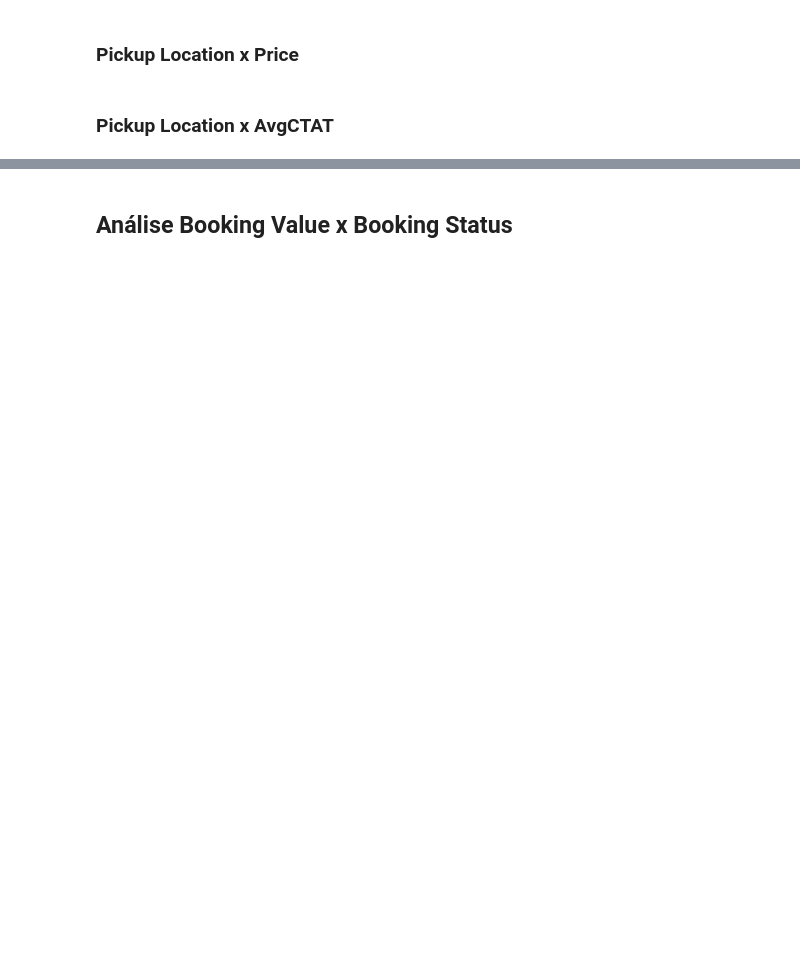
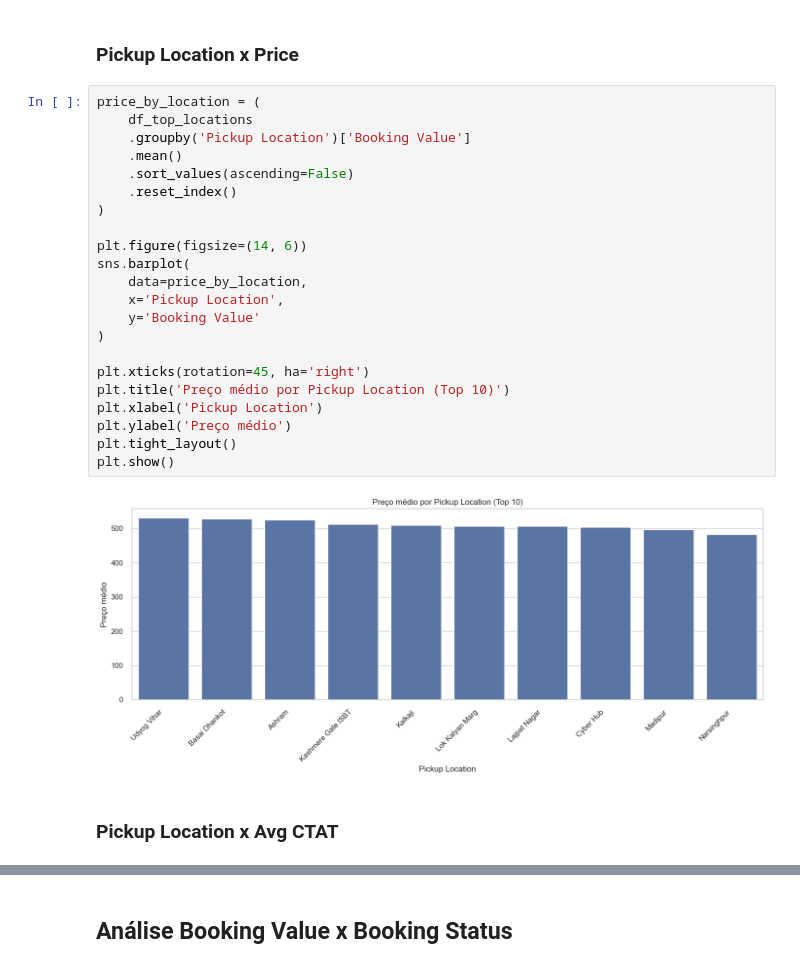
Before and after one commit to guivilela7/Uber-Data-Analytics, a Jupyter notebook: Data Layer/raw/analytics.ipynb, the cells around one changed output, grey strips where cells are left out. Cells and saved outputs as stored; diff of their text form; blank space fills up the shorter version.

```diff
--- a/Data Layer/raw/analytics.ipynb
+++ b/Data Layer/raw/analytics.ipynb
@@ -525,4 +550,28 @@ plt.show()
 # %% [markdown]
 ### Pickup Location x Price
+# %%
+price_by_location = (
+    df_top_locations
+    .groupby('Pickup Location')['Booking Value']
+    .mean()
+    .sort_values(ascending=False)
+    .reset_index()
+)
+
+plt.figure(figsize=(14, 6))
+sns.barplot(
+    data=price_by_location,
+    x='Pickup Location',
+    y='Booking Value'
+)
+
+plt.xticks(rotation=45, ha='right')
+plt.title('Preço médio por Pickup Location (Top 10)')
+plt.xlabel('Pickup Location')
+plt.ylabel('Preço médio')
+plt.tight_layout()
+plt.show()
+# %% [output]
+[figure, added]
 # %% [markdown]
-### Pickup Location x AvgCTAT
+### Pickup Location x Avg CTAT
```
Also changed, not shown: parts of 11 cells of this notebook.
